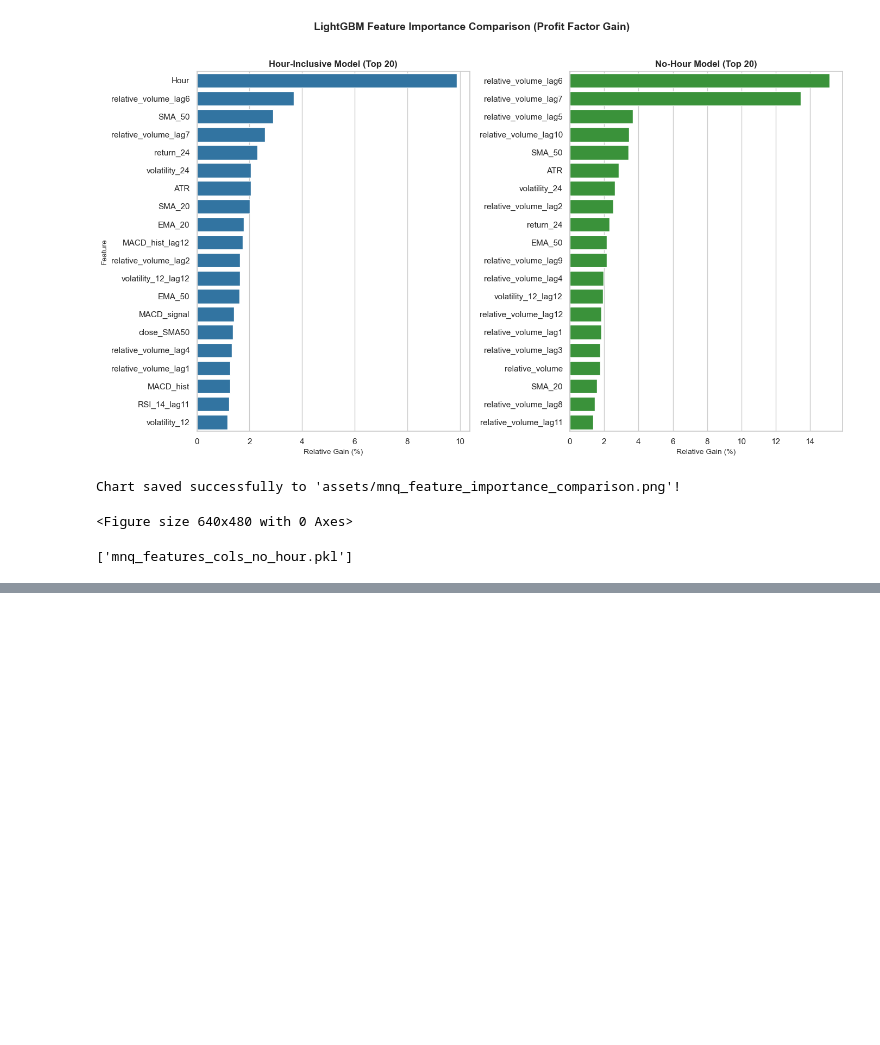
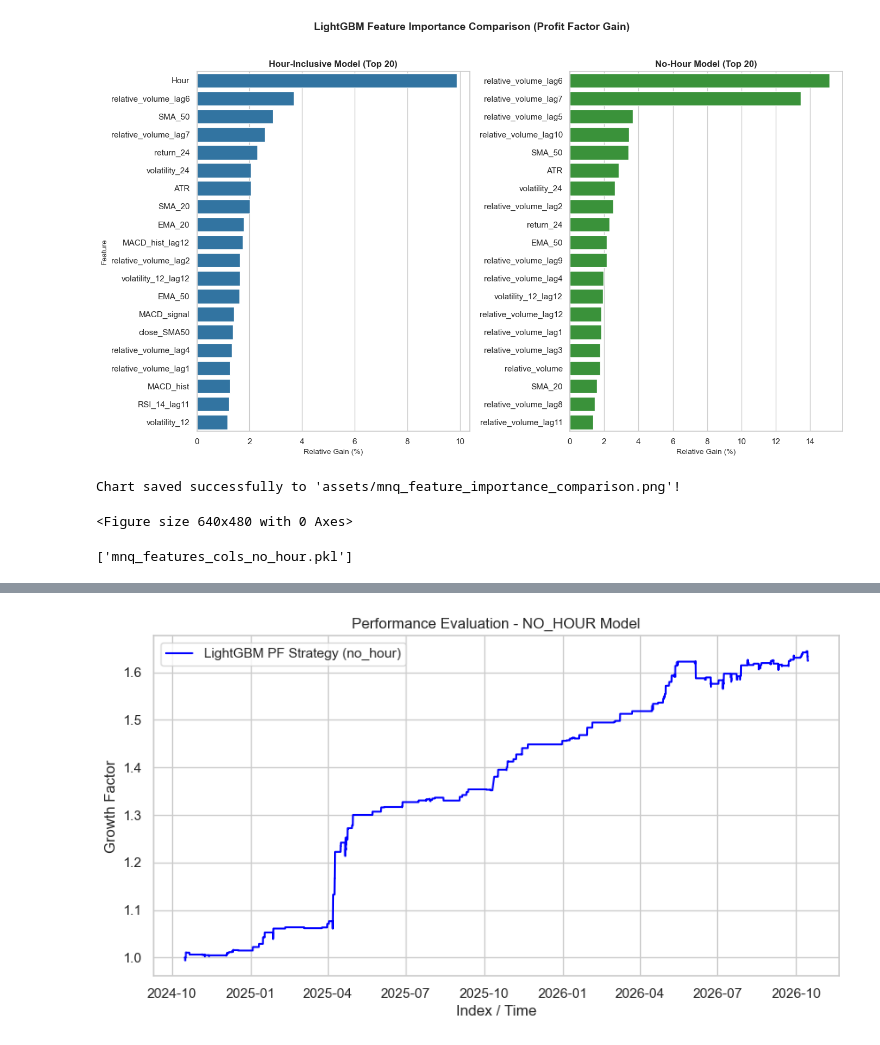
Before and after one commit to elizasatrian/mnq-ml-strategy, a Jupyter notebook: working.ipynb, the cells around one changed output, grey strips where cells are left out. Saved outputs shown, nothing was run; the diff lists cells and outputs as text; code cells hidden in the pictures; blank space fills up the shorter version.

Commit message:
Initial commit: Cloud-native MNQ Telegram bot & LightGBM trading API

```diff
--- a/working.ipynb
+++ b/working.ipynb
@@ -2041,0 +2050,85 @@ joblib.dump(X_features_no_hr.columns.tolist(), 'mnq_features_cols_no_hour.pkl')
+# %%
+import os
+import joblib
+import pandas as pd
+import numpy as np
+import matplotlib.pyplot as plt
+
+class MNQBacktestValidator:
+    def __init__(self, variant="no_hour", data_path="test_data.parquet"):
+        self.variant = variant.lower()
+        self.data_path = data_path
+        self.model = None
+        self.feature_cols = None
+        self.load_artifacts()
+
+    def load_artifacts(self):
+        """Loads the correct Profit Factor model and its corresponding feature map."""
+        if self.variant == "hour":
+            model_file = "mnq_lightgbm_model_hour.pkl"
+            features_file = "mnq_features_cols.pkl"
+        elif self.variant == "no_hour":
+            model_file = "mnq_lightgbm_model_no_hour.pkl"
+            features_file = "mnq_features_cols_no_hour.pkl"
+        else:
+            raise ValueError("Invalid variant. Choose 'hour' or 'no_hour'.")
+
+        if not os.path.exists(model_file) or not os.path.exists(features_file):
+            raise FileNotFoundError(f"Artifacts for '{self.variant}' not found in root directory.")
+
+        self.model = joblib.load(model_file)
+        self.feature_cols = joblib.load(features_file)
+        print(f"[{self.variant.upper()}] Successfully loaded model and {len(self.feature_cols)} feature columns.")
+
+    def run_backtest(self):
+        """Loads pre-processed feature data, aligns columns, generates signals, and evaluates performance."""
+        print(f"Loading data from {self.data_path}...")
+        df = pd.read_parquet(self.data_path) if self.data_path.endswith('.parquet') else pd.read_csv(self.data_path)
+
+        X_test = df.reindex(columns=self.feature_cols)
+        missing_cols = [col for col in self.feature_cols if col not in df.columns]
+        if missing_cols:
+            print(f"Warning: The following trained feature columns are missing from the dataset: {missing_cols}")
+
+        print("Running model inference on dataset...")
+        df['Signal'] = self.model.predict(X_test, validate_features=True)
+
+
+        if 'Target_Return' in df.columns:
+            df['Strategy_Return'] = df['Target_Return'] * df['Signal'].shift(1).fillna(0)
+        else:
+
+            if 'Close' in df.columns:
+                df['Market_Return'] = df['Close'].pct_change()
+                df['Strategy_Return'] = df['Market_Return'] * df['Signal'].shift(1).fillna(0)
+            else:
+                raise KeyError("Could not find 'Close' or 'Target_Return' in the dataframe to calculate returns. Check your parquet contents.")
+
+        gains = df['Strategy_Return'][df['Strategy_Return'] > 0].sum()
+        losses = abs(df['Strategy_Return'][df['Strategy_Return'] < 0].sum())
+        profit_factor = (gains / losses) if losses != 0 else np.inf
+
+        print("\n--- Backtest Results ---")
+        print(f"Variant: {self.variant.upper()}")
+        print(f"Gross Profits: {gains:.4f}")
+        print(f"Gross Losses: {losses:.4f}")
+        print(f"Backtest Profit Factor: {profit_factor:.2f}")
+
+
+        df['Cumulative_Strategy'] = (1 + df['Strategy_Return'].fillna(0)).cumprod()
+
+        plt.figure(figsize=(10, 5))
+        plt.plot(df['Cumulative_Strategy'], label=f'LightGBM PF Strategy ({self.variant})', color='blue')
+        plt.title(f'Performance Evaluation - {self.variant.upper()} Model')
+        plt.xlabel('Index / Time')
+        plt.ylabel('Growth Factor')
+        plt.legend()
+        plt.grid(True)
+        plt.show()
+if __name__ == "__main__":
+    validator_no_hour = MNQBacktestValidator(variant="no_hour", data_path="training_features_no_hour.parquet")
+    validator_no_hour.run_backtest()
+
+    validator_hour = MNQBacktestValidator(variant="hour", data_path="training_features_hour.parquet")
+    validator_hour.run_backtest()
+# %% [output]
@@ -2041,0 +2144 @@ joblib.dump(X_features_no_hr.columns.tolist(), 'mnq_features_cols_no_hour.pkl')
+[figure, added]
```
Also changed, not shown: parts of 2 cells of this notebook, 10 other files.
